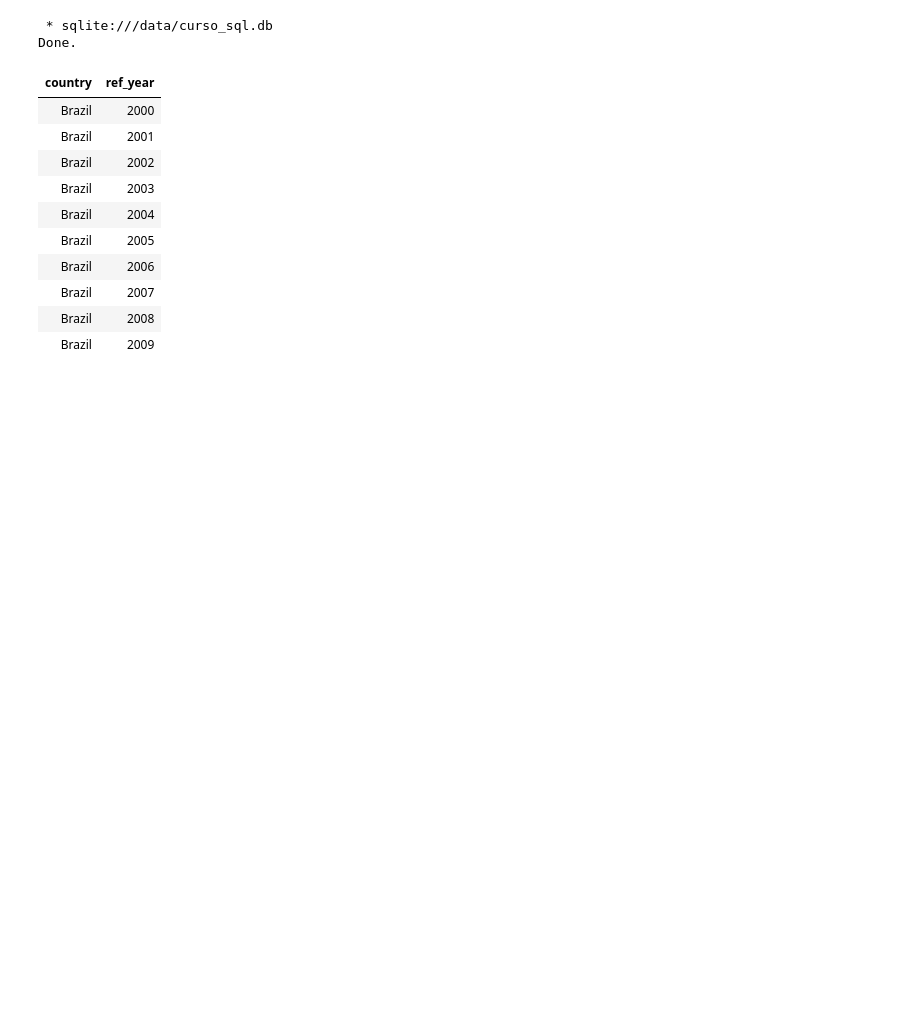
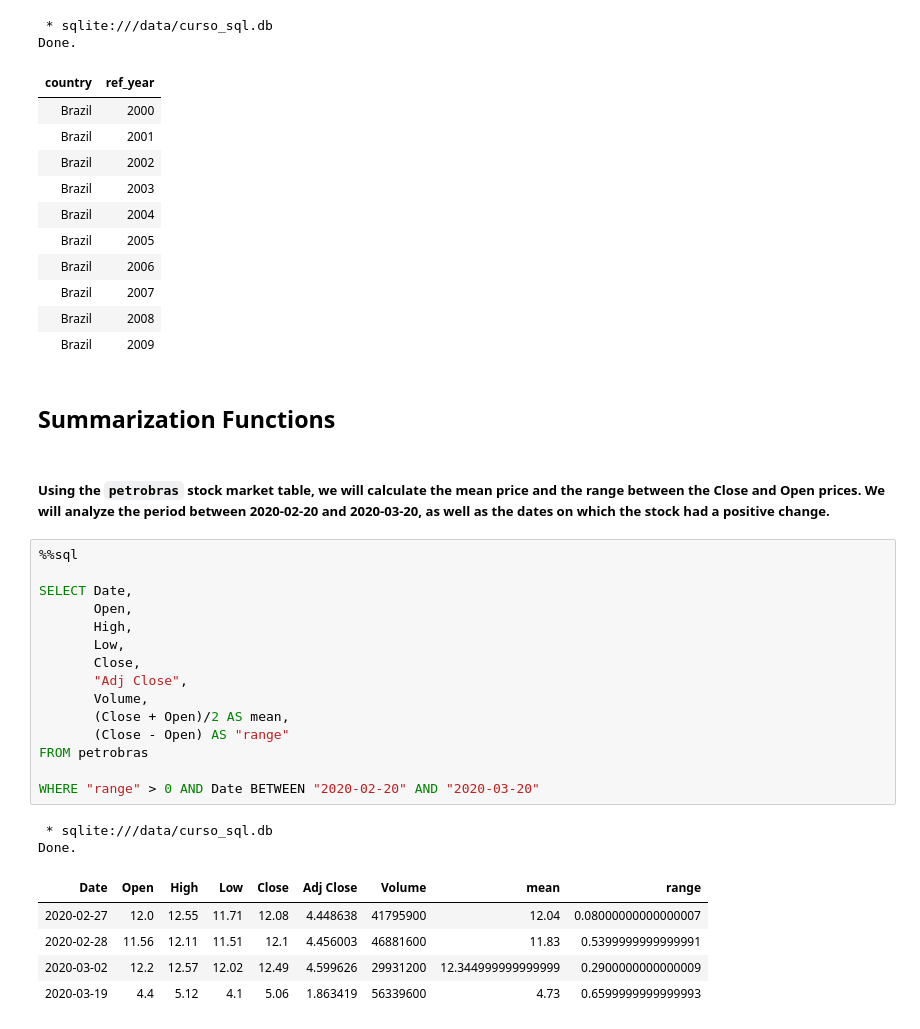
Before and after one commit to grbarbosa3/SQL-Journey, a Jupyter notebook: SQL_Notes.ipynb, the cells around one changed output. Cells and saved outputs as stored; diff of their text form; blank space fills up the shorter version.

```diff
--- a/SQL_Notes.ipynb
+++ b/SQL_Notes.ipynb
@@ -409,3 +409,30 @@ Done.
 | Brazil | 2007 |
 | Brazil | 2008 |
 | Brazil | 2009 |
+# %% [markdown]
+## Summarization Functions
+# %% [markdown]
+##### Using the `petrobras` stock market table, we will calculate the mean price and the range between the Close and Open prices. We will analyze the period between 2020-02-20 and 2020-03-20, as well as the dates on which the stock had a positive change.
+# %%
+%%sql
+
+SELECT Date,
+	   Open,
+	   High,
+	   Low,
+	   Close,
+	   "Adj Close",
+	   Volume,
+	   (Close + Open)/2 AS mean,
+	   (Close - Open) AS "range"
+FROM petrobras
+
+WHERE "range" > 0 AND Date BETWEEN "2020-02-20" AND "2020-03-20"
+# %% [output]
+ * sqlite:///data/curso_sql.db
+Done.
+| Date | Open | High | Low | Close | Adj Close | Volume | mean | range |
+| 2020-02-27 | 12.0 | 12.55 | 11.71 | 12.08 | 4.448638 | 41795900 | 12.04 | 0.08000000000000007 |
+| 2020-02-28 | 11.56 | 12.11 | 11.51 | 12.1 | 4.456003 | 46881600 | 11.83 | 0.5399999999999991 |
+| 2020-03-02 | 12.2 | 12.57 | 12.02 | 12.49 | 4.599626 | 29931200 | 12.344999999999999 | 0.2900000000000009 |
+| 2020-03-19 | 4.4 | 5.12 | 4.1 | 5.06 | 1.863419 | 56339600 | 4.73 | 0.6599999999999993 |
```
Also changed, not shown: parts of 5 cells of this notebook.
